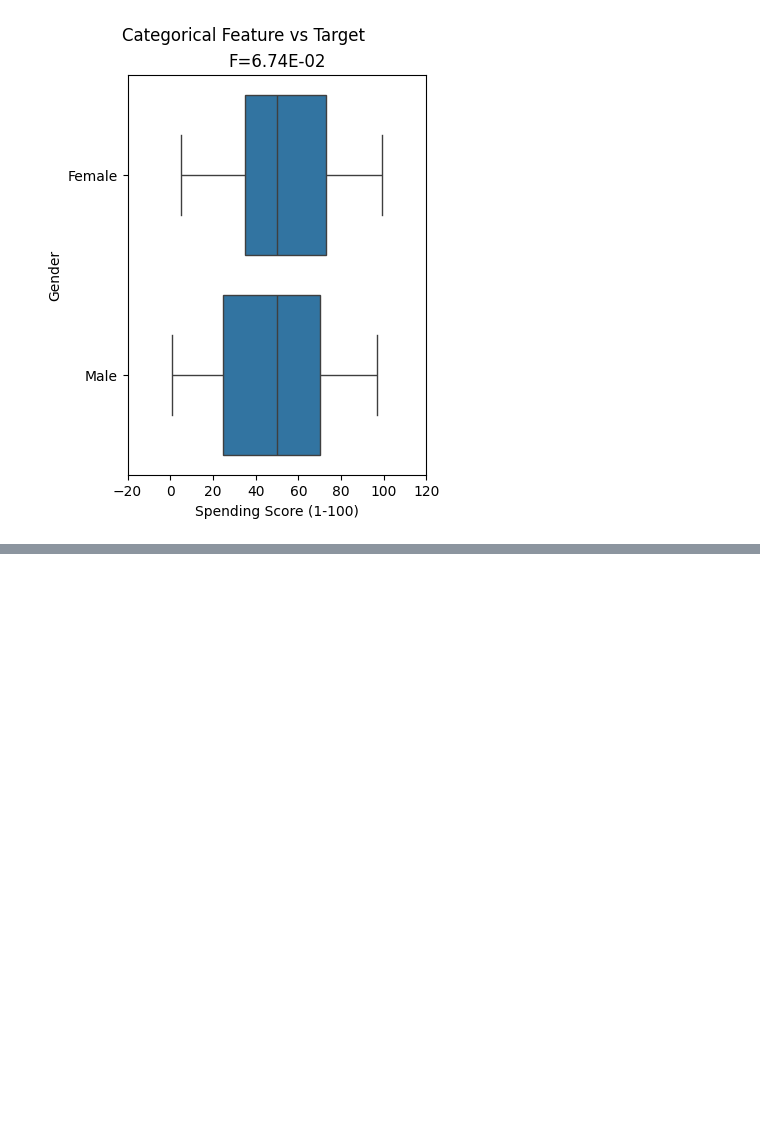
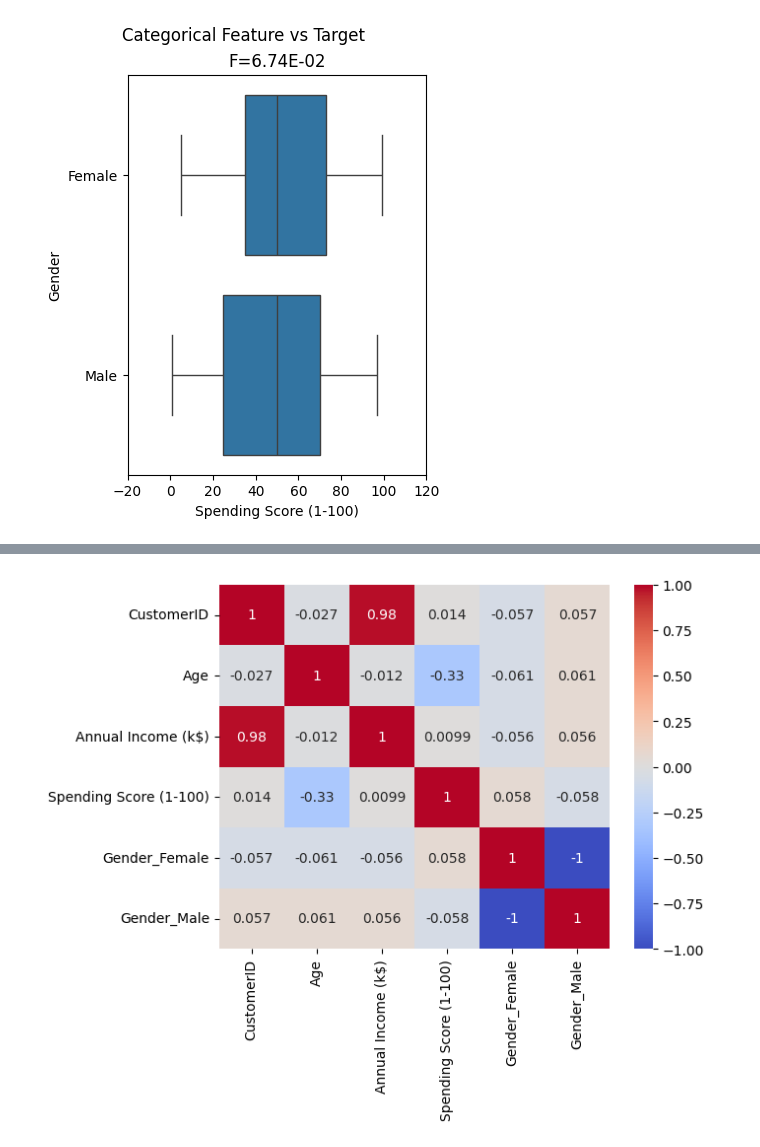
Before and after one commit to RajeevDash007/customer_segmentation_K-Means, a Jupyter notebook: code.ipynb, the cells around one changed output, grey strips where cells are left out. Saved outputs shown, nothing was run; the diff lists cells and outputs as text; code cells hidden in the pictures; blank space fills up the shorter version.

```diff
--- a/code.ipynb
+++ b/code.ipynb
@@ -155,0 +169,6 @@ Target looks like regression
+# %%
+data_encoded = pd.get_dummies(data, columns=['Gender'])
+sns.heatmap(data_encoded.corr(), cmap='coolwarm', annot=True)
+plt.show()
+# %% [output]
+[figure, added]
```
Also changed, not shown: parts of 1 cell of this notebook.
